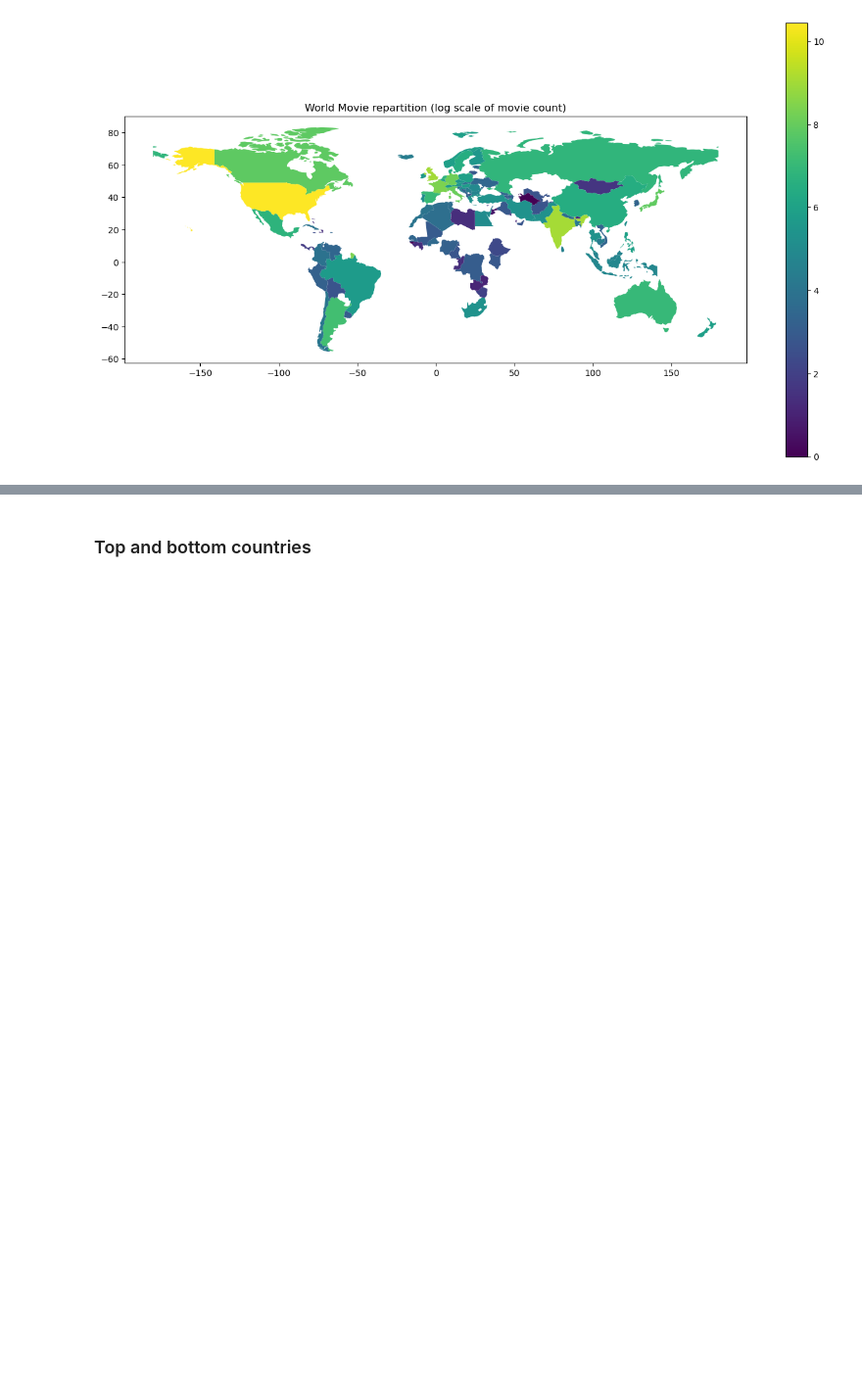
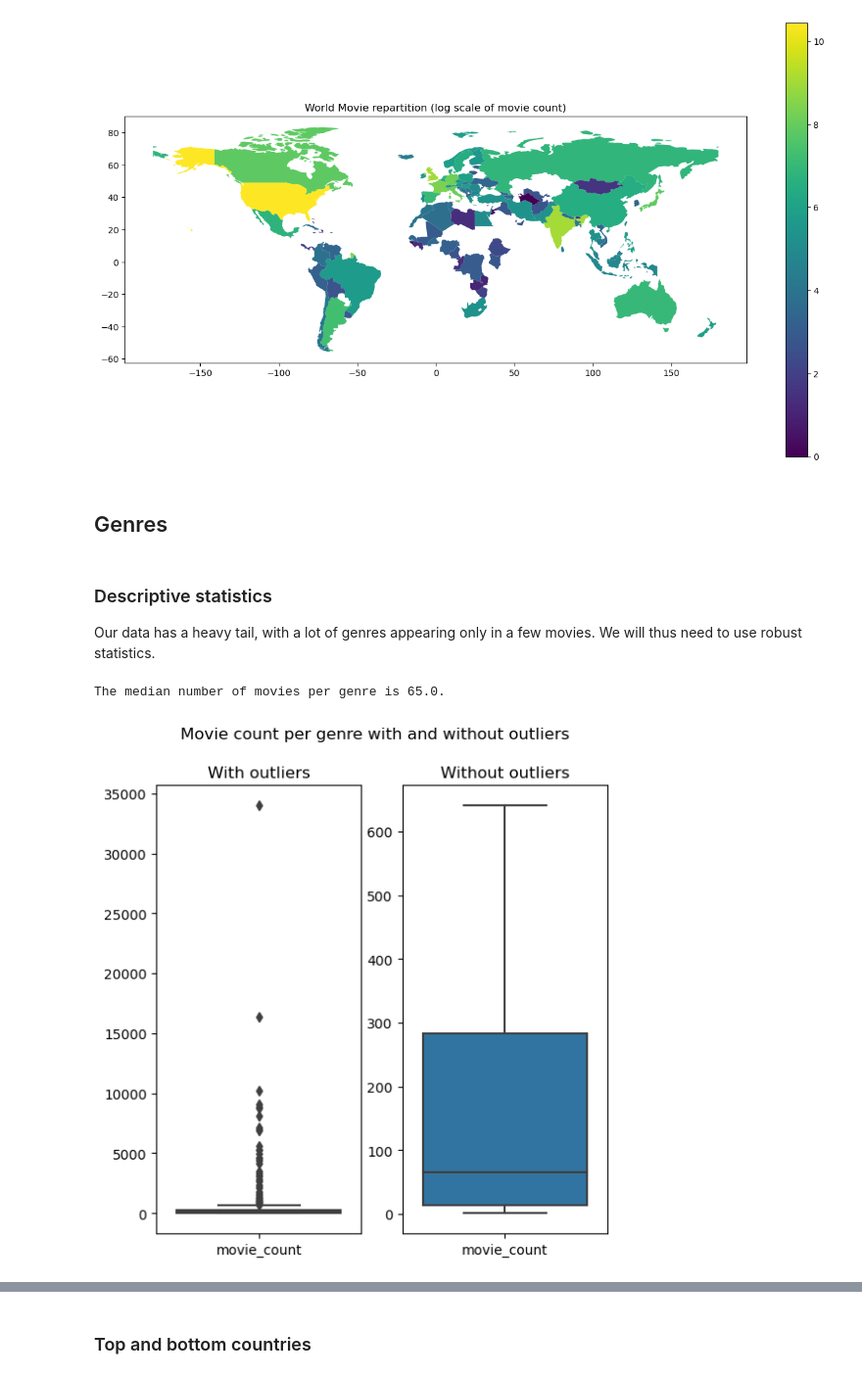
Before and after one commit to epfl-ada/ada-2022-project-zozoz, a Jupyter notebook: src/eda/data_inspection.ipynb, the cells around one changed output, grey strips where cells are left out. Shown at 98% size. Cells and saved outputs as stored; diff of their text form; code cells hidden in the pictures; blank space fills up the shorter version.

Commit message:
add genre inspection

```diff
--- a/src/eda/data_inspection.ipynb
+++ b/src/eda/data_inspection.ipynb
@@ -136,3 +248,22 @@ ax.set_title("World Movie repartition (log scale of movie count)")
 world_merge.plot(column="movie_count",legend=True,ax=ax);
 # %% [output]
 [figure]
+# %% [markdown]
+## Genres
+# %% [markdown]
+### Descriptive statistics
+Our data has a heavy tail, with a lot of genres appearing only in a few movies. We will thus need to use robust statistics.
+# %%
+genre_count_df = is_of_type_df.groupby("genre_name").count().sort_values(
+    "movie_id",key=lambda l: -l)
+genre_count_df.columns = ["movie_count"]
+genre_log_count_df = genre_count_df.apply(np.log)
+# %%
+genre_median_count = genre_count_df.median().item()
+print(f"The median number of movies per genre is {genre_median_count}.")
+# %% [output]
+The median number of movies per genre is 65.0.
+# %%
+movie_count_box_plot(genre_count_df,"Movie count per genre with and without outliers")
+# %% [output]
+[figure, added]
```
Also changed, not shown: parts of 39 cells of this notebook.
